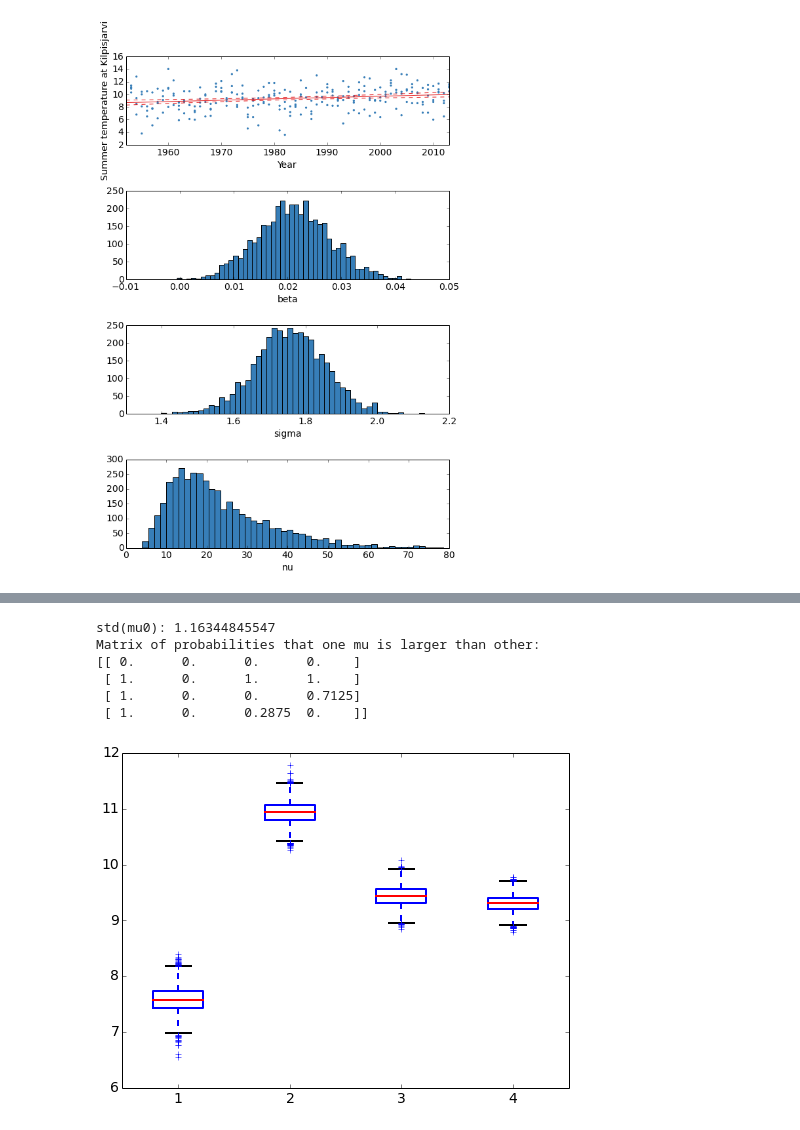
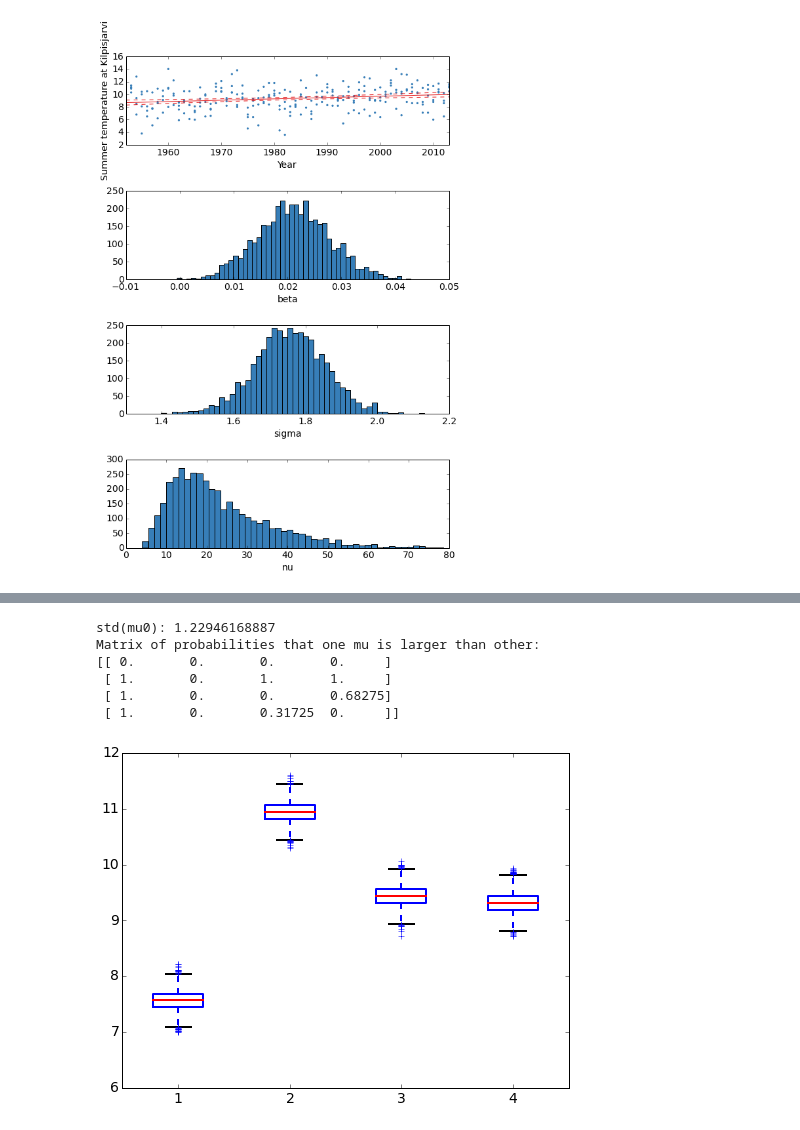
Before and after one commit to avehtari/BDA_py_demos, a Jupyter notebook: demos_pystan/pystan_demo.ipynb, the cells around one changed output, grey strips where cells are left out. Saved outputs shown, nothing was run; the diff lists cells and outputs as text; code cells hidden in the pictures.

```diff
--- a/demos_pystan/pystan_demo.ipynb
+++ b/demos_pystan/pystan_demo.ipynb
@@ -470,5 +523,5 @@ Matrix of probabilities that one mu is larger than other:
 # %%
-# ====== Hierarchical prior model for comparison of k groups (ANOVA) ===========
+# ==== Hierarchical prior for means in comparison of k groups ==================
 # results do not differ much from the previous, because there is only
 # few groups and quite much data per group, but this works as an example anyway
 hier_code = """
@@ -482,14 +535,15 @@ parameters {
     real mu0;             // prior mean
     real<lower=0> sigma0; // prior std
     vector[K] mu;         // group means
-    vector<lower=0>[K] sigma; // group stds
+    real sigma;           // common std
 }
 model {
     mu0 ~ normal(10,10);      // weakly informative prior
     sigma0 ~ cauchy(0,4);     // weakly informative prior
     mu ~ normal(mu0, sigma0); // population prior with unknown parameters
+    sigma ~ cauchy(0,4);      // weakly informative prior
     for (n in 1:N)
-      y[n] ~ normal(mu[x[n]], sigma[x[n]]);
+      y[n] ~ normal(mu[x[n]], sigma);
 }
 """
 # Data for Stan
@@ -497,36 +551,36 @@ data_path = '../utilities_and_data/kilpisjarvi-summer-temp.csv'
 d = np.loadtxt(data_path, dtype=np.double, delimiter=';', skiprows=1)
 # Is there difference between different summer months?
 x = np.tile(np.arange(1,5), d.shape[0]) # summer months are numbered from 1 to 4
 y = d[:,1:5].ravel()
 N = len(x)
 data = dict(
     N = N,
     K = 4,  # 4 groups
     x = x,  # group indicators
     y = y   # observations
 )
 # Compile and fit the model
 fit = pystan.stan(model_code=hier_code, data=data)
 
 # Analyse results
 samples = fit.extract(permuted=True)
 print "std(mu0): {}".format(np.std(samples['mu0']))
 mu = samples['mu']
 # Matrix of probabilities that one mu is larger than other
 ps = np.zeros((4,4))
 for k1 in range(4):
     for k2 in range(k1+1,4):
         ps[k1,k2] = np.mean(mu[:,k1]>mu[:,k2])
         ps[k2,k1] = 1 - ps[k1,k2]
 print "Matrix of probabilities that one mu is larger than other:"
 print ps
 # Plot
 plt.boxplot(mu);
 # %% [output]
-std(mu0): 1.16344845547
+std(mu0): 1.22946168887
 Matrix of probabilities that one mu is larger than other:
-[[ 0.      0.      0.      0.    ]
- [ 1.      0.      1.      1.    ]
- [ 1.      0.      0.      0.7125]
- [ 1.      0.      0.2875  0.    ]]
+[[ 0.       0.       0.       0.     ]
+ [ 1.       0.       1.       1.     ]
+ [ 1.       0.       0.       0.68275]
+ [ 1.       0.       0.31725  0.     ]]
-[figure, old version]
+[figure, new version]
```
Also changed, not shown: parts of 3 cells of this notebook.
